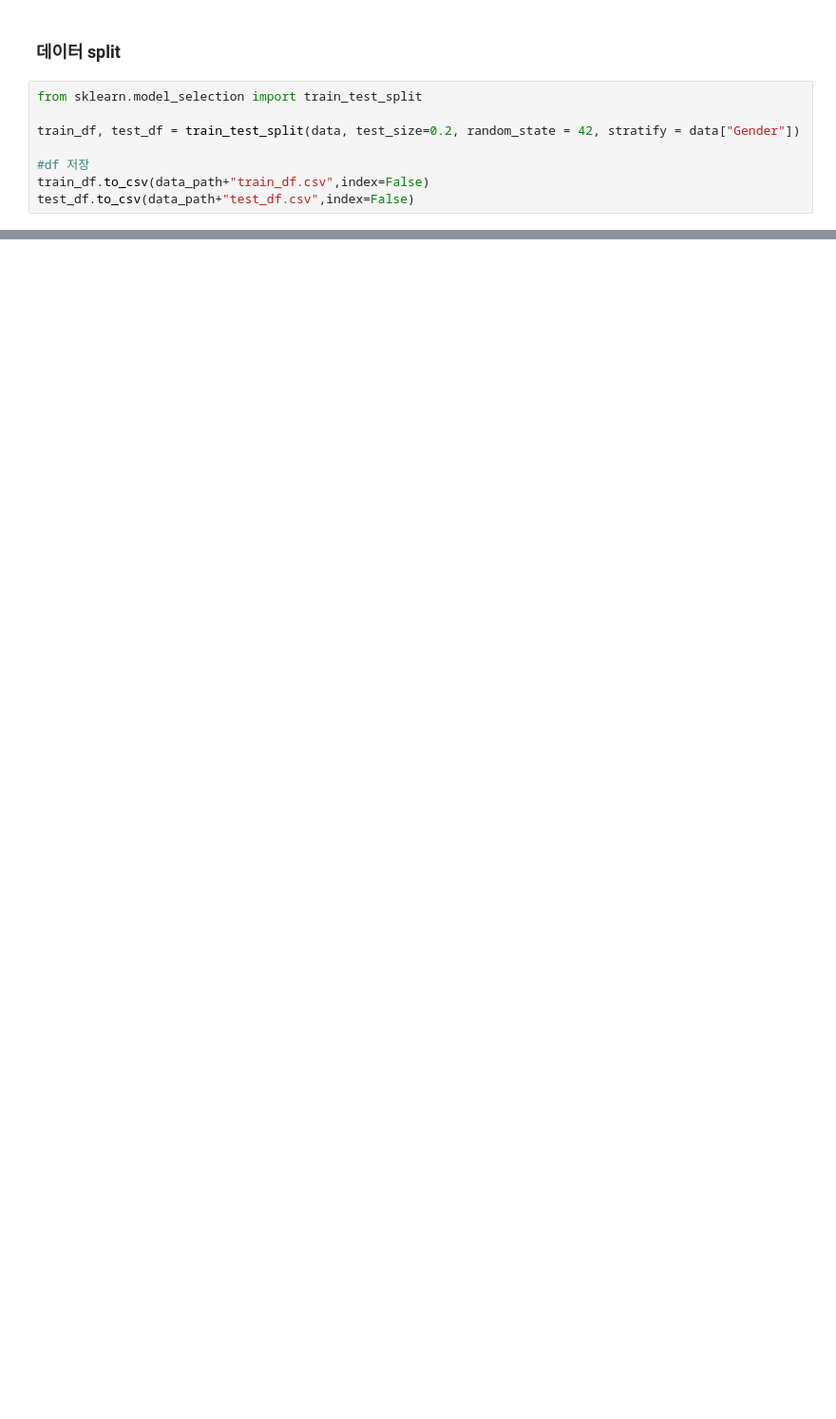
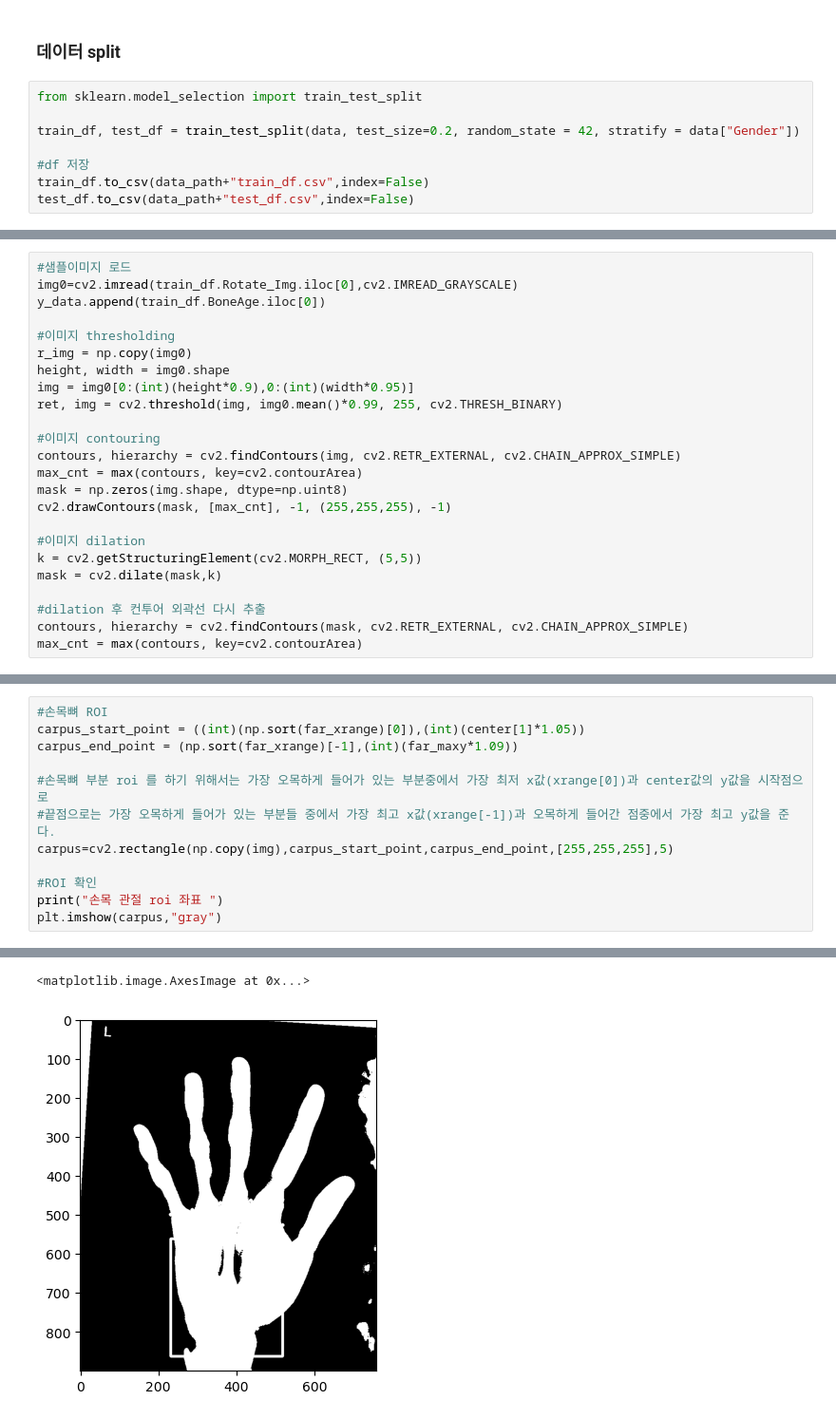
Before and after one commit to eunhabaek/BoneAge_Project, a Jupyter notebook: BoneAge.ipynb, the cells around one changed output, grey strips where cells are left out. Shown: that part at 95% size. Drawn from its saved outputs; the diff is of its cells as text; blank space fills up the shorter version.

```diff
--- a/BoneAge.ipynb
+++ b/BoneAge.ipynb
@@ -449,0 +527,24 @@ test_df.to_csv(data_path+"test_df.csv",index=False)
+# %%
+#샘플이미지 로드
+img0=cv2.imread(train_df.Rotate_Img.iloc[0],cv2.IMREAD_GRAYSCALE)
+y_data.append(train_df.BoneAge.iloc[0])
+
+#이미지 thresholding
+r_img = np.copy(img0)
+height, width = img0.shape
+img = img0[0:(int)(height*0.9),0:(int)(width*0.95)]
+ret, img = cv2.threshold(img, img0.mean()*0.99, 255, cv2.THRESH_BINARY)
+
+#이미지 contouring
+contours, hierarchy = cv2.findContours(img, cv2.RETR_EXTERNAL, cv2.CHAIN_APPROX_SIMPLE)
+max_cnt = max(contours, key=cv2.contourArea)
+mask = np.zeros(img.shape, dtype=np.uint8)
+cv2.drawContours(mask, [max_cnt], -1, (255,255,255), -1)
+
+#이미지 dilation
+k = cv2.getStructuringElement(cv2.MORPH_RECT, (5,5))
+mask = cv2.dilate(mask,k)
+
+#dilation 후 컨투어 외곽선 다시 추출
+contours, hierarchy = cv2.findContours(mask, cv2.RETR_EXTERNAL, cv2.CHAIN_APPROX_SIMPLE)
+max_cnt = max(contours, key=cv2.contourArea)
@@ -449,0 +621,13 @@ test_df.to_csv(data_path+"test_df.csv",index=False)
+# %%
+#손목뼈 ROI
+carpus_start_point = ((int)(np.sort(far_xrange)[0]),(int)(center[1]*1.05))
+carpus_end_point = (np.sort(far_xrange)[-1],(int)(far_maxy*1.09))
+
+#손목뼈 부분 roi 를 하기 위해서는 가장 오목하게 들어가 있는 부분중에서 가장 최저 x값(xrange[0])과 center값의 y값을 시작점으로
+#끝점으로는 가장 오목하게 들어가 있는 부분들 중에서 가장 최고 x값(xrange[-1])과 오목하게 들어간 점중에서 가장 최고 y값을 준다.
+carpus=cv2.rectangle(np.copy(img),carpus_start_point,carpus_end_point,[255,255,255],5)
+
+#ROI 확인
+print("손목 관절 roi 좌표 ")
+plt.imshow(carpus,"gray")
+# %% [output]
@@ -449,0 +635,2 @@ test_df.to_csv(data_path+"test_df.csv",index=False)
+<matplotlib.image.AxesImage at 0x...>
+[figure, added]
```
Also changed, not shown: parts of 29 cells of this notebook.
